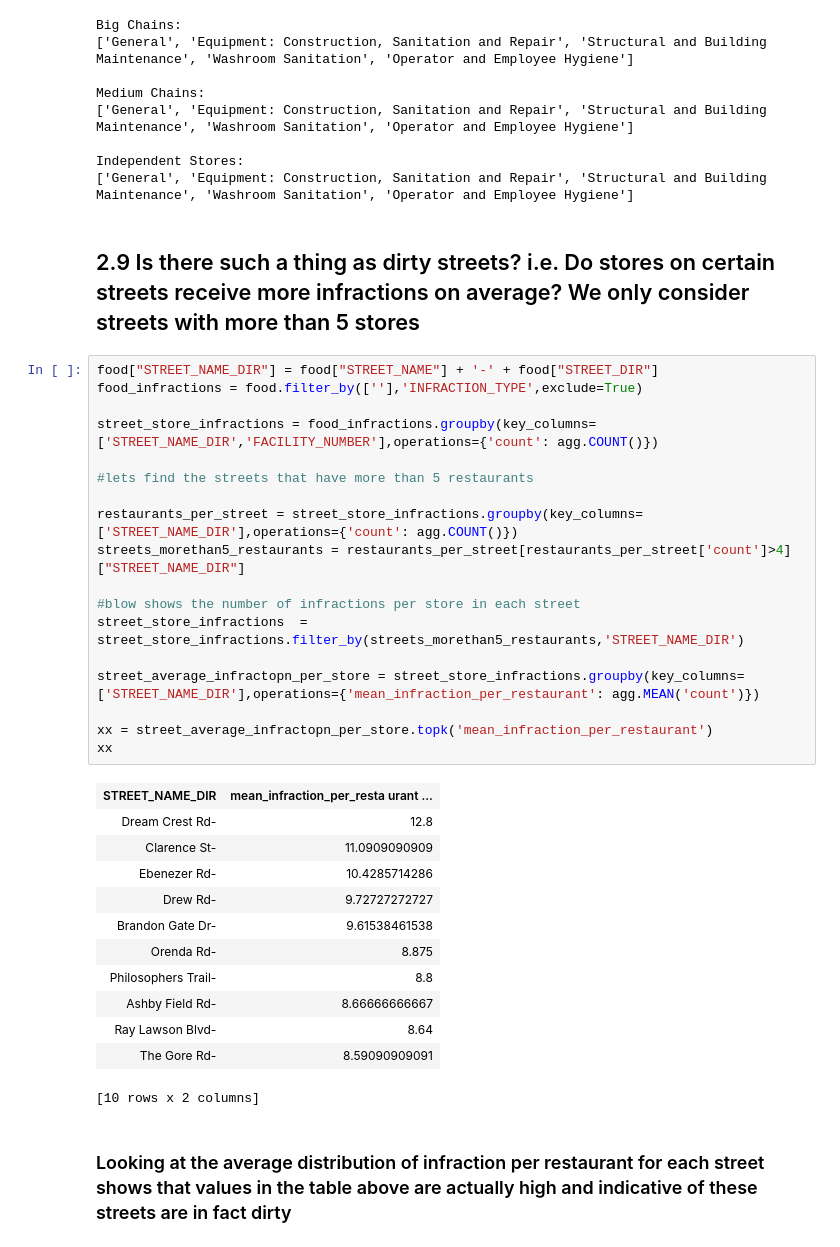
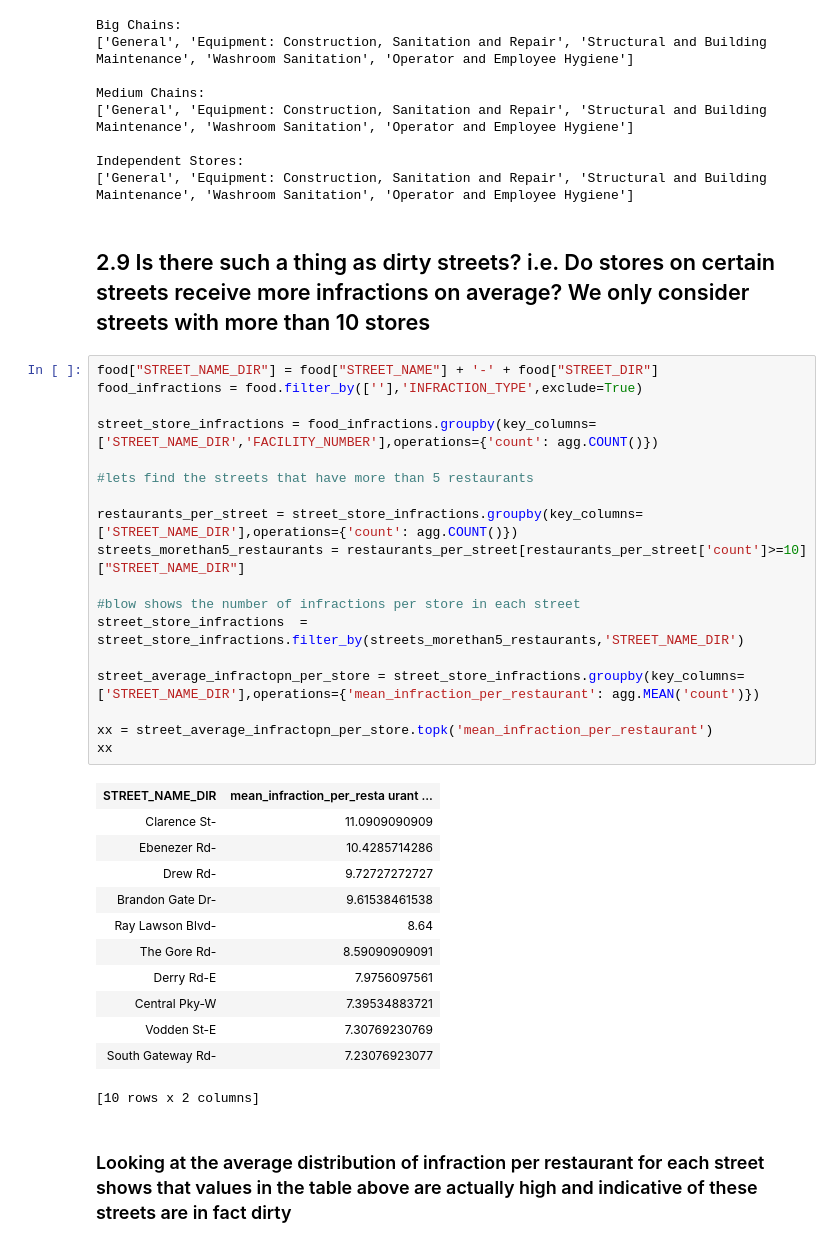
Before and after one commit to bornajafarpour/Data-Science-Scripts, a Jupyter notebook: Food Inspection Data/Food Inspection.ipynb, the cells around one changed output. Drawn from its saved outputs; the diff is of its cells as text.

```diff
--- a/Food Inspection Data/Food Inspection.ipynb
+++ b/Food Inspection Data/Food Inspection.ipynb
@@ -175,37 +177,37 @@ Medium Chains:
 Independent Stores:
 ['General', 'Equipment: Construction, Sanitation and Repair', 'Structural and Building Maintenance', 'Washroom Sanitation', 'Operator and Employee Hygiene']
 # %% [markdown]
-## 2.9 Is there such a thing as dirty streets? i.e. Do stores on certain streets receive more infractions on average? We only consider streets with more than 5 stores
+## 2.9 Is there such a thing as dirty streets? i.e. Do stores on certain streets receive more infractions on average? We only consider streets with more than 10 stores
 # %%
 food["STREET_NAME_DIR"] = food["STREET_NAME"] + '-' + food["STREET_DIR"]
 food_infractions = food.filter_by([''],'INFRACTION_TYPE',exclude=True)
 
 street_store_infractions = food_infractions.groupby(key_columns=['STREET_NAME_DIR','FACILITY_NUMBER'],operations={'count': agg.COUNT()})
 
 #lets find the streets that have more than 5 restaurants
 
 restaurants_per_street = street_store_infractions.groupby(key_columns=['STREET_NAME_DIR'],operations={'count': agg.COUNT()})
-streets_morethan5_restaurants = restaurants_per_street[restaurants_per_street['count']>4]["STREET_NAME_DIR"]
+streets_morethan5_restaurants = restaurants_per_street[restaurants_per_street['count']>=10]["STREET_NAME_DIR"]
 
 #blow shows the number of infractions per store in each street
 street_store_infractions  = street_store_infractions.filter_by(streets_morethan5_restaurants,'STREET_NAME_DIR')
 
 street_average_infractopn_per_store = street_store_infractions.groupby(key_columns=['STREET_NAME_DIR'],operations={'mean_infraction_per_restaurant': agg.MEAN('count')})
 
 xx = street_average_infractopn_per_store.topk('mean_infraction_per_restaurant')
 xx
 # %% [output]
 | STREET_NAME_DIR | mean_infraction_per_resta urant ... |
-| Dream Crest Rd- | 12.8 |
 | Clarence St- | 11.0909090909 |
 | Ebenezer Rd- | 10.4285714286 |
 | Drew Rd- | 9.72727272727 |
 | Brandon Gate Dr- | 9.61538461538 |
-| Orenda Rd- | 8.875 |
-| Philosophers Trail- | 8.8 |
-| Ashby Field Rd- | 8.66666666667 |
 | Ray Lawson Blvd- | 8.64 |
 | The Gore Rd- | 8.59090909091 |
+| Derry Rd-E | 7.9756097561 |
+| Central Pky-W | 7.39534883721 |
+| Vodden St-E | 7.30769230769 |
+| South Gateway Rd- | 7.23076923077 |
 [10 rows x 2 columns]
 # %% [markdown]
 ### Looking at the average distribution of infraction per restaurant for each street shows that values in the table above are actually high and indicative of these streets are in fact dirty
```
Also changed, not shown: parts of 3 cells of this notebook, 11 other files.
